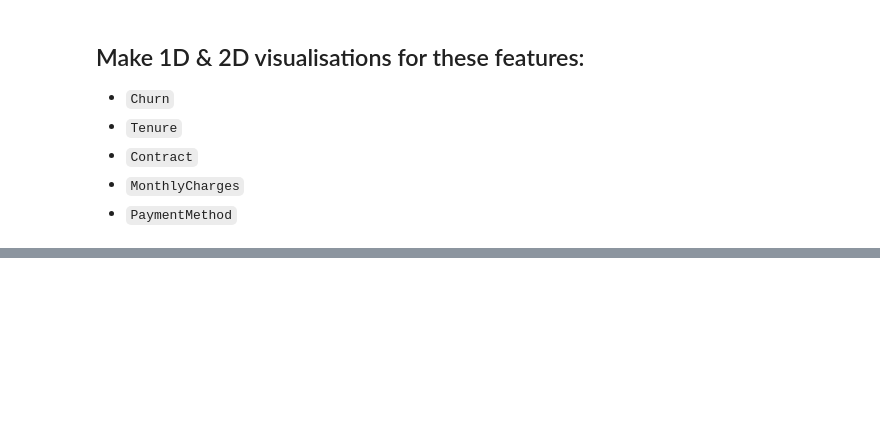
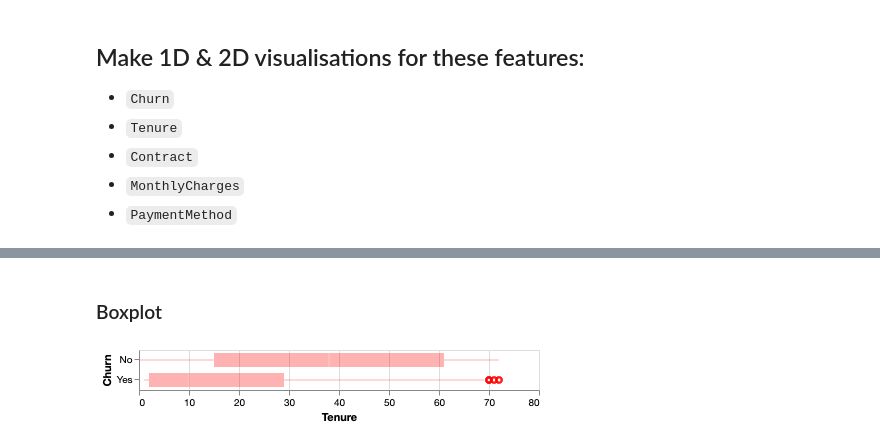
Before and after one commit to amitkaps/data-vis-workshop, a Jupyter notebook: notebooks/02-Telco-Basic.ipynb, the cells around one changed output, grey strips where cells are left out. Saved outputs shown, nothing was run; the diff lists cells and outputs as text; code cells hidden in the pictures; blank space fills up the shorter version.

```diff
--- a/notebooks/02-Telco-Basic.ipynb
+++ b/notebooks/02-Telco-Basic.ipynb
@@ -89,0 +148,9 @@ dtype: object
+# %% [markdown]
+### Boxplot
+# %%
+alt.Chart(df).mark_boxplot(opacity=0.3, color='red').encode(
+    alt.X("Tenure:Q", title="Tenure"),
+    alt.Y("Churn:N", title="Churn")
+)
+# %% [output]
+[figure, added]
```
Also changed, not shown: parts of 18 cells of this notebook, 5 other files.
